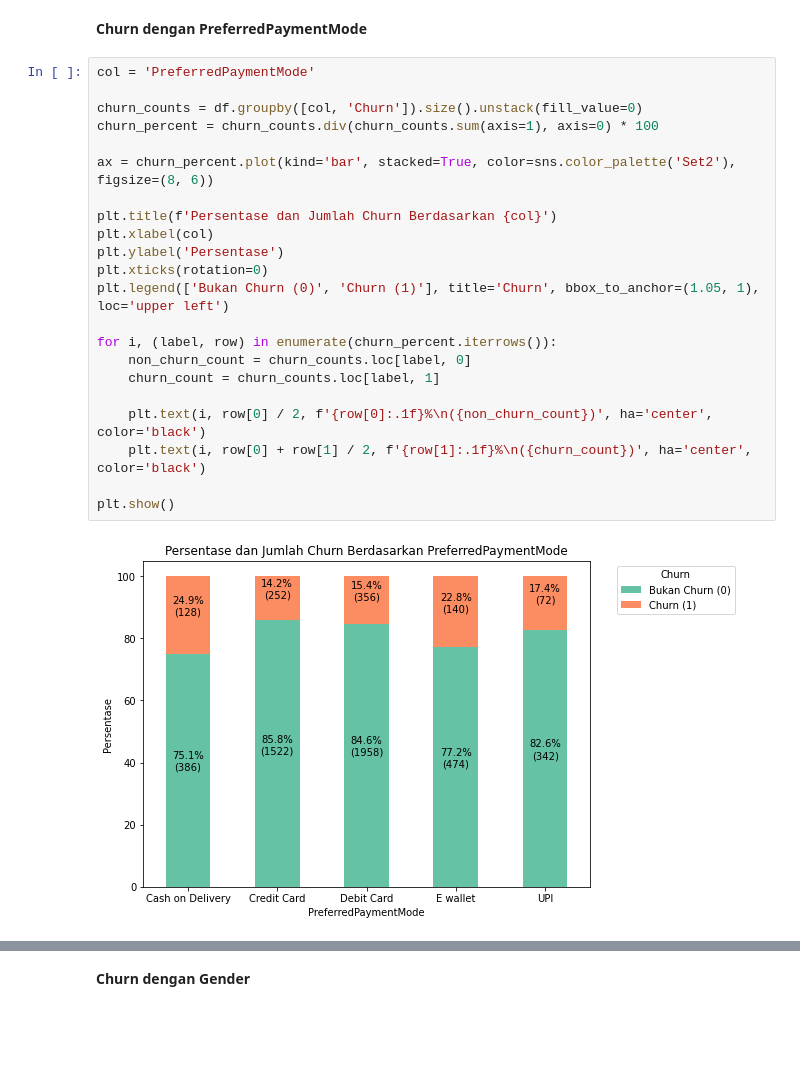
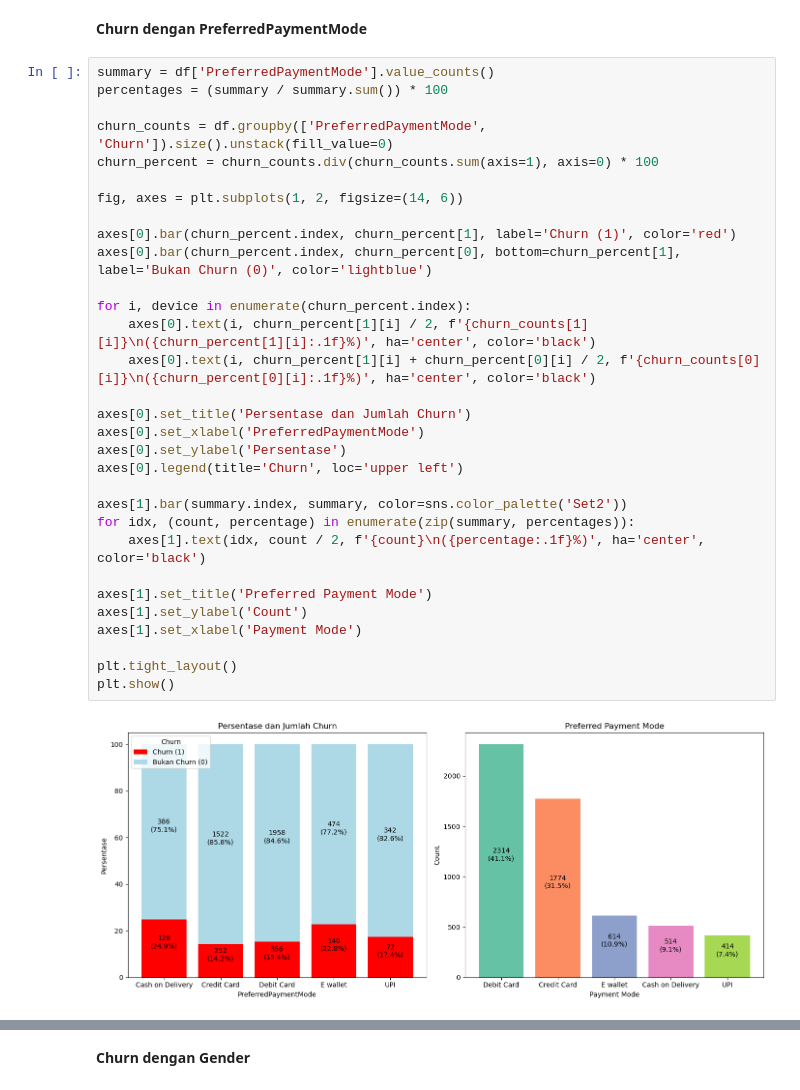
Before and after one commit to Dokaebi20/Finpro_Zetta_11-24, a Jupyter notebook: FinPro.ipynb, the cells around one changed output, grey strips where cells are left out. Drawn from its saved outputs; the diff is of its cells as text; blank space fills up the shorter version.

```diff
--- a/FinPro.ipynb
+++ b/FinPro.ipynb
@@ -841,27 +857,36 @@ Analisis churn berdasarkan **CityTier** menunjukkan bahwa pelanggan dari tier 3
 # %% [markdown]
 **Churn dengan PreferredPaymentMode**
-# %%
-col = 'PreferredPaymentMode'
-
-churn_counts = df.groupby([col, 'Churn']).size().unstack(fill_value=0)
-churn_percent = churn_counts.div(churn_counts.sum(axis=1), axis=0) * 100
-
-ax = churn_percent.plot(kind='bar', stacked=True, color=sns.color_palette('Set2'), figsize=(8, 6))
-
-plt.title(f'Persentase dan Jumlah Churn Berdasarkan {col}')
-plt.xlabel(col)
-plt.ylabel('Persentase')
-plt.xticks(rotation=0)
-plt.legend(['Bukan Churn (0)', 'Churn (1)'], title='Churn', bbox_to_anchor=(1.05, 1), loc='upper left')
-
-for i, (label, row) in enumerate(churn_percent.iterrows()):
-    non_churn_count = churn_counts.loc[label, 0]
-    churn_count = churn_counts.loc[label, 1]
-
-    plt.text(i, row[0] / 2, f'{row[0]:.1f}%\n({non_churn_count})', ha='center', color='black')
-    plt.text(i, row[0] + row[1] / 2, f'{row[1]:.1f}%\n({churn_count})', ha='center', color='black')
-
-plt.show()
-# %% [output]
-[figure, removed]
+# %%
+summary = df['PreferredPaymentMode'].value_counts()
+percentages = (summary / summary.sum()) * 100
+
+churn_counts = df.groupby(['PreferredPaymentMode', 'Churn']).size().unstack(fill_value=0)
+churn_percent = churn_counts.div(churn_counts.sum(axis=1), axis=0) * 100
+
+fig, axes = plt.subplots(1, 2, figsize=(14, 6))
+
+axes[0].bar(churn_percent.index, churn_percent[1], label='Churn (1)', color='red')
+axes[0].bar(churn_percent.index, churn_percent[0], bottom=churn_percent[1], label='Bukan Churn (0)', color='lightblue')
+
+for i, device in enumerate(churn_percent.index):
+    axes[0].text(i, churn_percent[1][i] / 2, f'{churn_counts[1][i]}\n({churn_percent[1][i]:.1f}%)', ha='center', color='black')
+    axes[0].text(i, churn_percent[1][i] + churn_percent[0][i] / 2, f'{churn_counts[0][i]}\n({churn_percent[0][i]:.1f}%)', ha='center', color='black')
+
+axes[0].set_title('Persentase dan Jumlah Churn')
+axes[0].set_xlabel('PreferredPaymentMode')
+axes[0].set_ylabel('Persentase')
+axes[0].legend(title='Churn', loc='upper left')
+
+axes[1].bar(summary.index, summary, color=sns.color_palette('Set2'))
+for idx, (count, percentage) in enumerate(zip(summary, percentages)):
+    axes[1].text(idx, count / 2, f'{count}\n({percentage:.1f}%)', ha='center', color='black')
+
+axes[1].set_title('Preferred Payment Mode')
+axes[1].set_ylabel('Count')
+axes[1].set_xlabel('Payment Mode')
+
+plt.tight_layout()
+plt.show()
+# %% [output]
+[figure, added]
 # %% [markdown]
```
Also changed, not shown: parts of 43 cells of this notebook.
